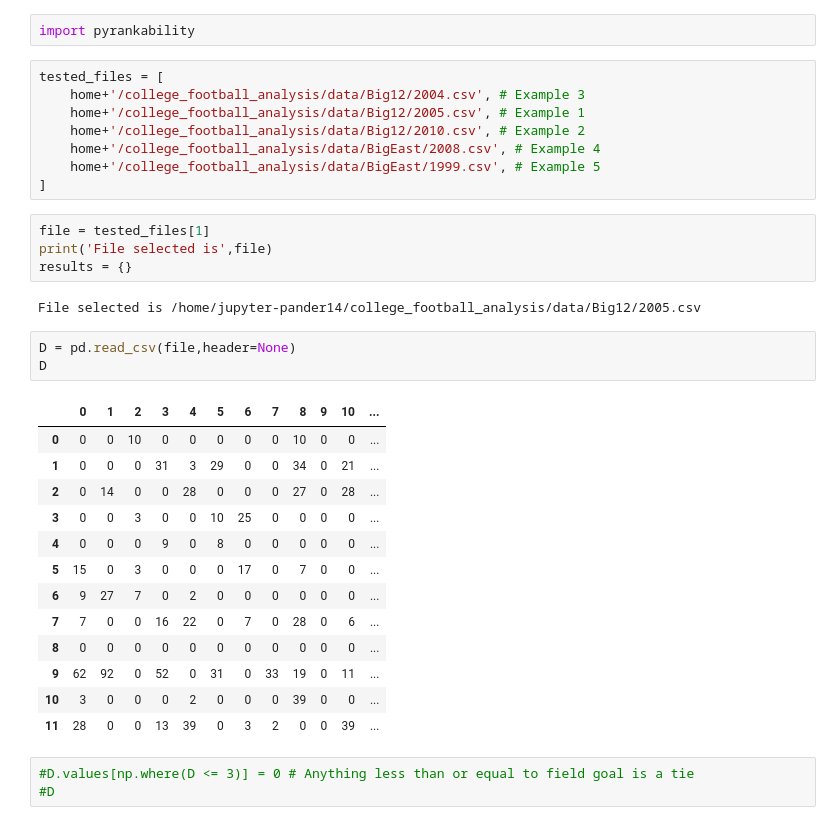
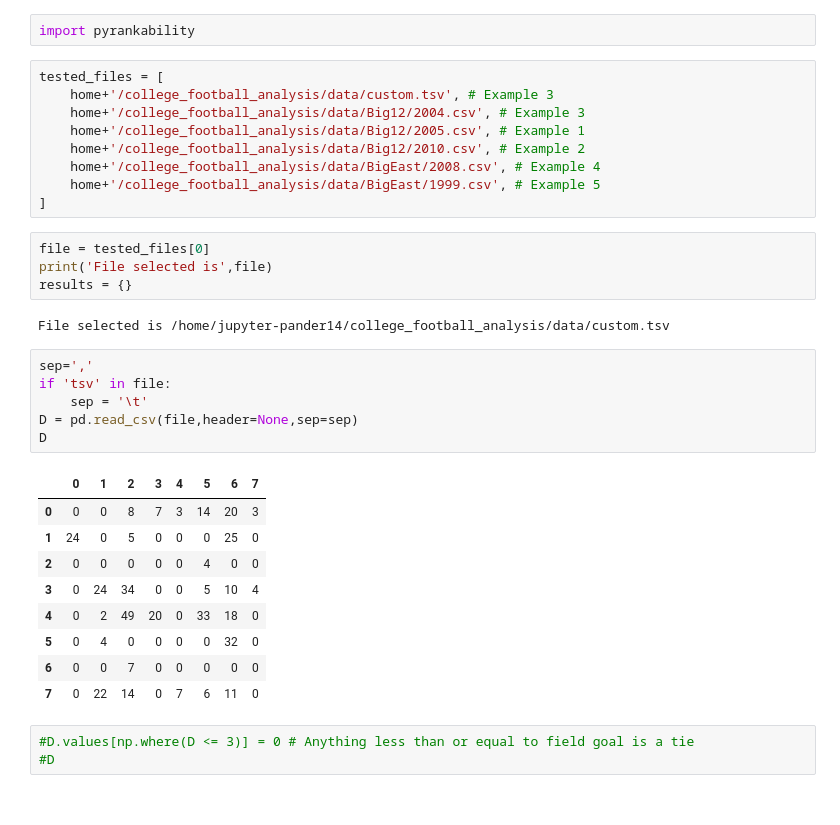
Before and after one commit to IGARDS/rankability_weighted_data, a Jupyter notebook: Example College Football.ipynb, the cells around one changed output. Drawn from its saved outputs; the diff is of its cells as text.

```diff
--- a/Example College Football.ipynb
+++ b/Example College Football.ipynb
@@ -25,6 +25,7 @@ sys.path.insert(0,"%s/rankability_toolbox_dev"%home)
 import pyrankability
 # %%
 tested_files = [
+    home+'/college_football_analysis/data/custom.tsv', # Example 3
     home+'/college_football_analysis/data/Big12/2004.csv', # Example 3
     home+'/college_football_analysis/data/Big12/2005.csv', # Example 1
     home+'/college_football_analysis/data/Big12/2010.csv', # Example 2
@@ -32,28 +33,27 @@ tested_files = [
     home+'/college_football_analysis/data/BigEast/1999.csv', # Example 5
 ]
 # %%
-file = tested_files[1]
+file = tested_files[0]
 print('File selected is',file)
 results = {}
 # %% [output]
-File selected is /home/jupyter-pander14/college_football_analysis/data/Big12/2005.csv
+File selected is /home/jupyter-pander14/college_football_analysis/data/custom.tsv
 # %%
-D = pd.read_csv(file,header=None)
+sep=','
+if 'tsv' in file:
+    sep = '\t'
+D = pd.read_csv(file,header=None,sep=sep)
 D
 # %% [output]
-|  | 0 | 1 | 2 | 3 | 4 | 5 | 6 | 7 | 8 | 9 | 10 | ... |
-| 0 | 0 | 0 | 10 | 0 | 0 | 0 | 0 | 0 | 10 | 0 | 0 | ... |
-| 1 | 0 | 0 | 0 | 31 | 3 | 29 | 0 | 0 | 34 | 0 | 21 | ... |
-| 2 | 0 | 14 | 0 | 0 | 28 | 0 | 0 | 0 | 27 | 0 | 28 | ... |
-| 3 | 0 | 0 | 3 | 0 | 0 | 10 | 25 | 0 | 0 | 0 | 0 | ... |
-| 4 | 0 | 0 | 0 | 9 | 0 | 8 | 0 | 0 | 0 | 0 | 0 | ... |
-| 5 | 15 | 0 | 3 | 0 | 0 | 0 | 17 | 0 | 7 | 0 | 0 | ... |
-| 6 | 9 | 27 | 7 | 0 | 2 | 0 | 0 | 0 | 0 | 0 | 0 | ... |
-| 7 | 7 | 0 | 0 | 16 | 22 | 0 | 7 | 0 | 28 | 0 | 6 | ... |
-| 8 | 0 | 0 | 0 | 0 | 0 | 0 | 0 | 0 | 0 | 0 | 0 | ... |
-| 9 | 62 | 92 | 0 | 52 | 0 | 31 | 0 | 33 | 19 | 0 | 11 | ... |
-| 10 | 3 | 0 | 0 | 0 | 2 | 0 | 0 | 0 | 39 | 0 | 0 | ... |
-| 11 | 28 | 0 | 0 | 13 | 39 | 0 | 3 | 2 | 0 | 0 | 39 | ... |
+|  | 0 | 1 | 2 | 3 | 4 | 5 | 6 | 7 |
+| 0 | 0 | 0 | 8 | 7 | 3 | 14 | 20 | 3 |
+| 1 | 24 | 0 | 5 | 0 | 0 | 0 | 25 | 0 |
+| 2 | 0 | 0 | 0 | 0 | 0 | 4 | 0 | 0 |
+| 3 | 0 | 24 | 34 | 0 | 0 | 5 | 10 | 4 |
+| 4 | 0 | 2 | 49 | 20 | 0 | 33 | 18 | 0 |
+| 5 | 0 | 4 | 0 | 0 | 0 | 0 | 32 | 0 |
+| 6 | 0 | 0 | 7 | 0 | 0 | 0 | 0 | 0 |
+| 7 | 0 | 22 | 14 | 0 | 7 | 6 | 11 | 0 |
 # %%
 #D.values[np.where(D <= 3)] = 0 # Anything less than or equal to field goal is a tie
 #D
```
